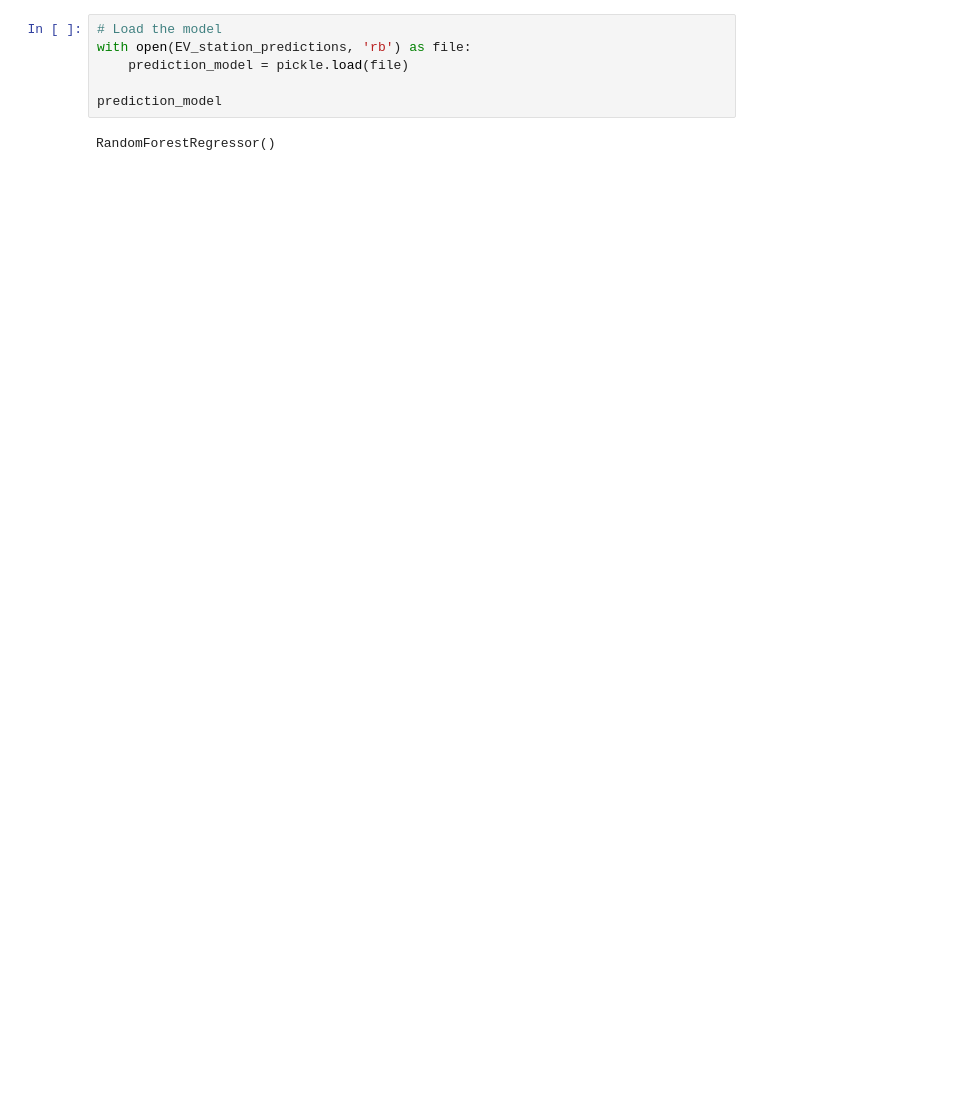
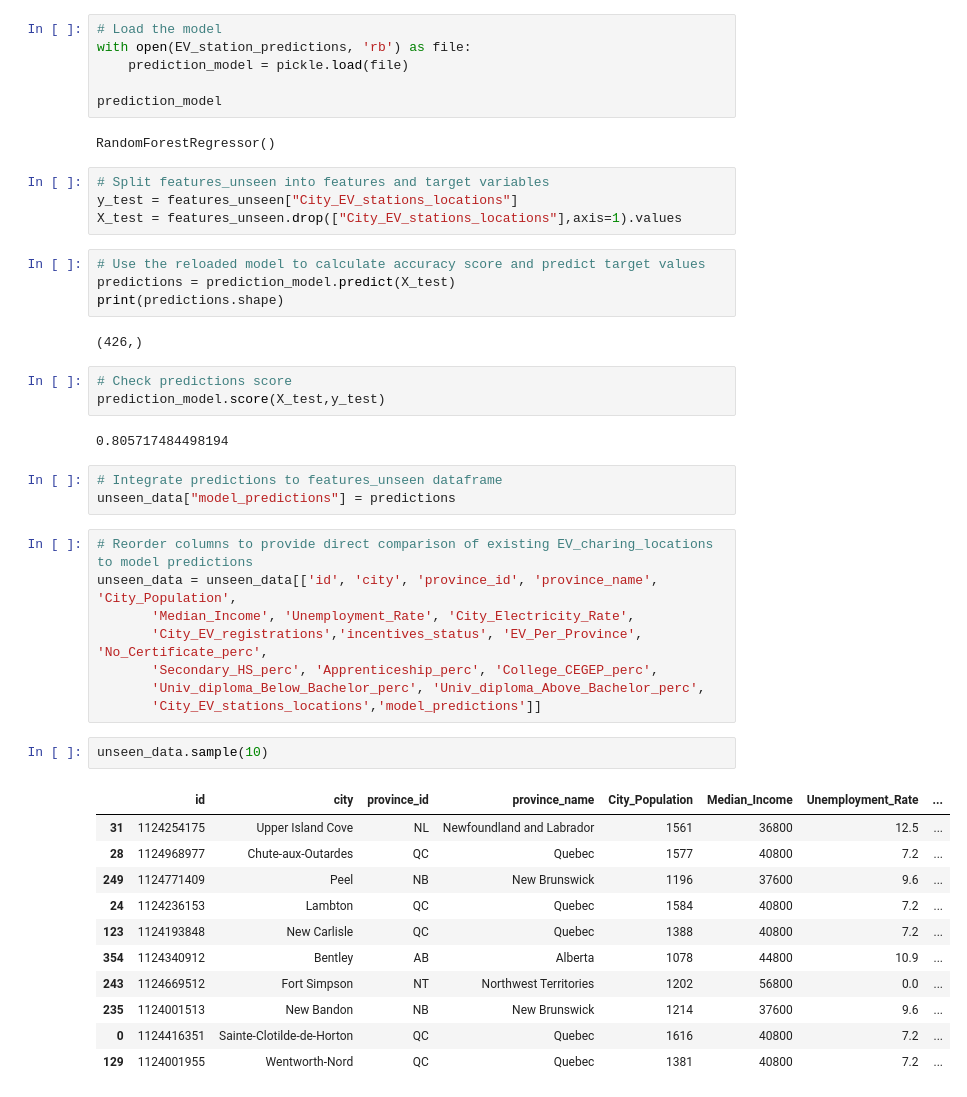
Before and after one commit to JorMerr/EV_charging_locations, a Jupyter notebook: ML-model.ipynb, the cells around one changed output. Saved outputs shown, nothing was run; the diff lists cells and outputs as text; blank space fills up the shorter version.

Commit message:
ML Model newly trained, saved results and images for report

```diff
--- a/ML-model.ipynb
+++ b/ML-model.ipynb
@@ -146,3 +176,43 @@ with open(EV_station_predictions, 'rb') as file:
 prediction_model
 # %% [output]
 RandomForestRegressor()
+# %%
+# Split features_unseen into features and target variables
+y_test = features_unseen["City_EV_stations_locations"]
+X_test = features_unseen.drop(["City_EV_stations_locations"],axis=1).values
+# %%
+# Use the reloaded model to calculate accuracy score and predict target values
+predictions = prediction_model.predict(X_test)
+print(predictions.shape)
+# %% [output]
+(426,)
+# %%
+# Check predictions score
+prediction_model.score(X_test,y_test)
+# %% [output]
+0.805717484498194
+# %%
+# Integrate predictions to features_unseen dataframe
+unseen_data["model_predictions"] = predictions
+# %%
+# Reorder columns to provide direct comparison of existing EV_charing_locations to model predictions
+unseen_data = unseen_data[['id', 'city', 'province_id', 'province_name', 'City_Population',
+       'Median_Income', 'Unemployment_Rate', 'City_Electricity_Rate',
+       'City_EV_registrations','incentives_status', 'EV_Per_Province', 'No_Certificate_perc',
+       'Secondary_HS_perc', 'Apprenticeship_perc', 'College_CEGEP_perc',
+       'Univ_diploma_Below_Bachelor_perc', 'Univ_diploma_Above_Bachelor_perc',
+       'City_EV_stations_locations','model_predictions']]
+# %%
+unseen_data.sample(10)
+# %% [output]
+|  | id | city | province_id | province_name | City_Population | Median_Income | Unemployment_Rate | ... |
+| 31 | 1124254175 | Upper Island Cove | NL | Newfoundland and Labrador | 1561 | 36800 | 12.5 | ... |
+| 28 | 1124968977 | Chute-aux-Outardes | QC | Quebec | 1577 | 40800 | 7.2 | ... |
+| 249 | 1124771409 | Peel | NB | New Brunswick | 1196 | 37600 | 9.6 | ... |
+| 24 | 1124236153 | Lambton | QC | Quebec | 1584 | 40800 | 7.2 | ... |
+| 123 | 1124193848 | New Carlisle | QC | Quebec | 1388 | 40800 | 7.2 | ... |
+| 354 | 1124340912 | Bentley | AB | Alberta | 1078 | 44800 | 10.9 | ... |
+| 243 | 1124669512 | Fort Simpson | NT | Northwest Territories | 1202 | 56800 | 0.0 | ... |
+| 235 | 1124001513 | New Bandon | NB | New Brunswick | 1214 | 37600 | 9.6 | ... |
+| 0 | 1124416351 | Sainte-Clotilde-de-Horton | QC | Quebec | 1616 | 40800 | 7.2 | ... |
+| 129 | 1124001955 | Wentworth-Nord | QC | Quebec | 1381 | 40800 | 7.2 | ... |
```
Also changed, not shown: parts of 17 cells of this notebook, 10 other files.
